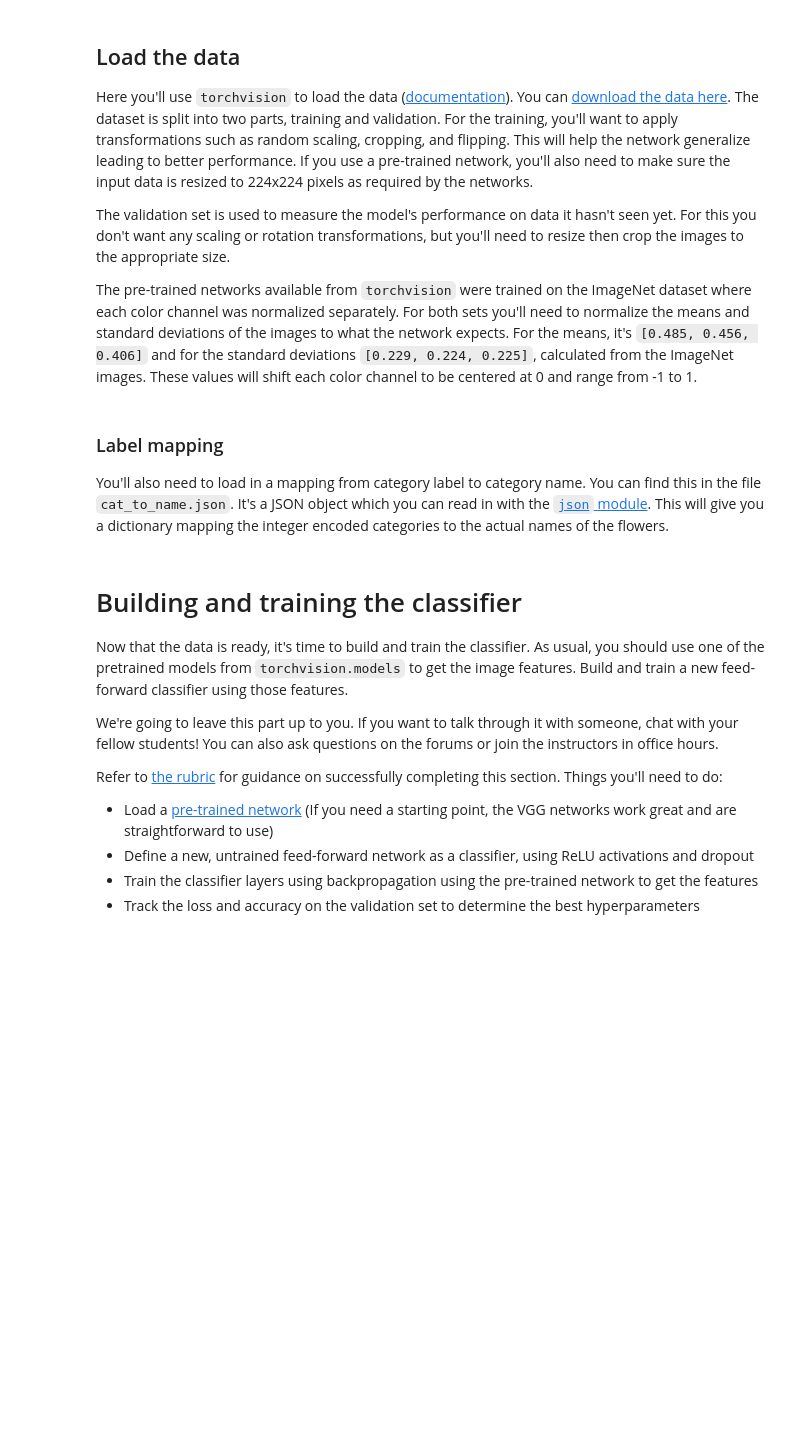
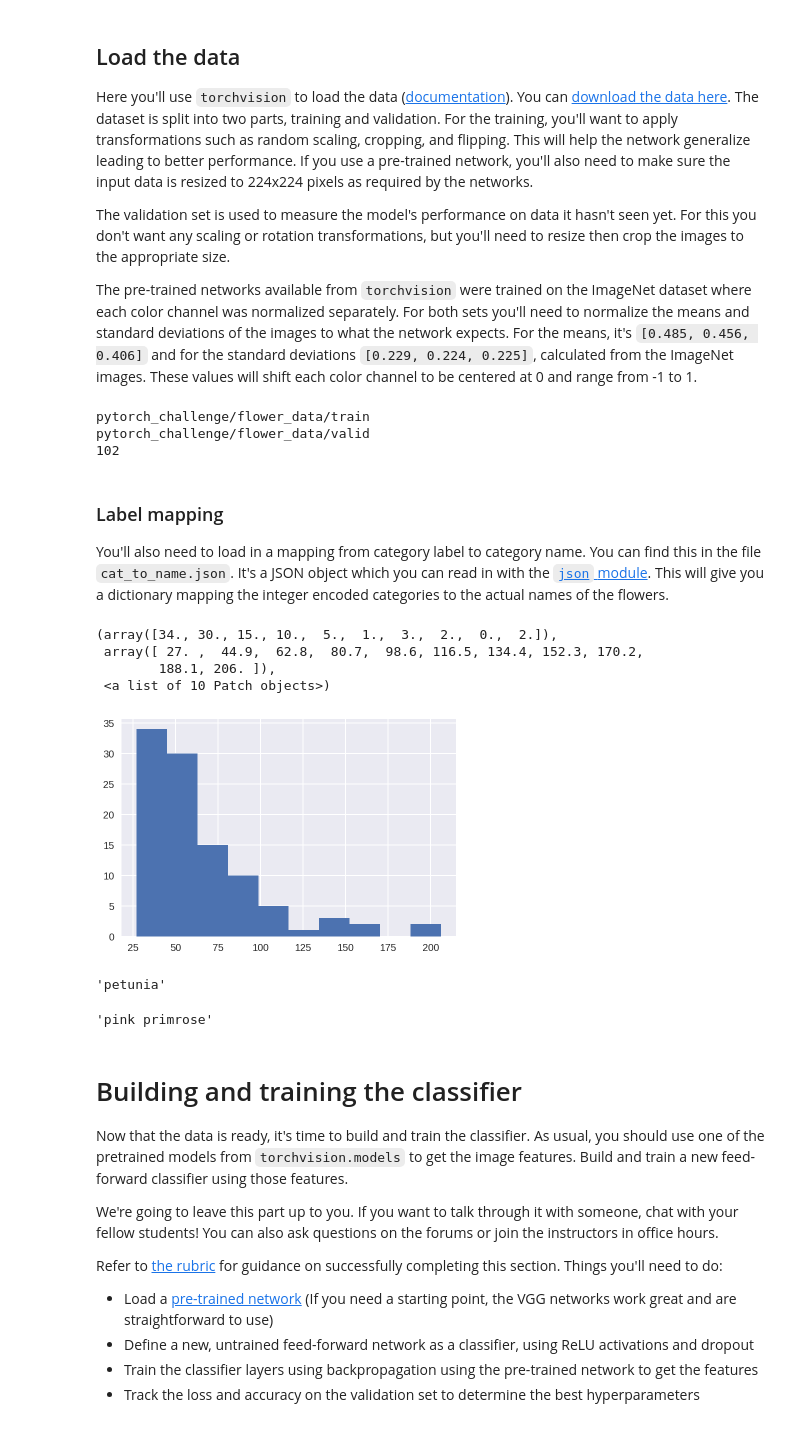
Before and after one commit to perfalcon/pytorch_challenge, a Jupyter notebook: my_files/Image Classifier Project.ipynb, the cells around one changed output. Drawn from its saved outputs; the diff is of its cells as text; code cells hidden in the pictures; blank space fills up the shorter version.

```diff
--- a/my_files/Image Classifier Project.ipynb
+++ b/my_files/Image Classifier Project.ipynb
@@ -138,9 +154,19 @@ The validation set is used to measure the model's performance on data it hasn't
 
 The pre-trained networks available from `torchvision` were trained on the ImageNet dataset where each color channel was normalized separately. For both sets you'll need to normalize the means and standard deviations of the images to what the network expects. For the means, it's `[0.485, 0.456, 0.406]` and for the standard deviations `[0.229, 0.224, 0.225]`, calculated from the ImageNet images.  These values will shift each color channel to be centered at 0 and range from -1 to 1.
 # %%
+
 data_dir = 'pytorch_challenge/flower_data'
 train_dir = data_dir + '/train'
 valid_dir = data_dir + '/valid'
+
+print(train_dir)
+print(valid_dir)
+
+!find pytorch_challenge/flower_data/train/* -maxdepth 0 -type d | wc -l
+# %% [output]
+pytorch_challenge/flower_data/train
+pytorch_challenge/flower_data/valid
+102
 # %%
 # TODO: Define your transforms for the training and validation sets
  #data_transforms =
@@ -169,5 +201,25 @@ You'll also need to load in a mapping from category label to category name. You
 # %%
 import json
 
-with open('cat_to_name.json', 'r') as f:
+with open('pytorch_challenge/cat_to_name.json', 'r') as f:
     cat_to_name = json.load(f)
+# %%
+#Data visualiztion
+%matplotlib inline
+%config InlineBackend.figure_format = 'retina'
+
+import matplotlib.pyplot as plt
+
+
+import os
+X ={}
+for flower_cls in cat_to_name.keys():
+  X[flower_cls]=len([name for name in os.listdir('pytorch_challenge/flower_data/train/'+flower_cls)])
+
+plt.hist(X.values())
+# %% [output]
+(array([34., 30., 15., 10.,  5.,  1.,  3.,  2.,  0.,  2.]),
+ array([ 27. ,  44.9,  62.8,  80.7,  98.6, 116.5, 134.4, 152.3, 170.2,
+        188.1, 206. ]),
+ <a list of 10 Patch objects>)
+[figure, added]
@@ -174,3 +228,11 @@ with open('cat_to_name.json', 'r') as f:
+# %%
+cat_to_name['51']
+# %% [output]
+'petunia'
+# %%
+cat_to_name['1']
+# %% [output]
+'pink primrose'
 # %% [markdown]
 # Building and training the classifier
 
```
Also changed, not shown: parts of 10 cells of this notebook.
